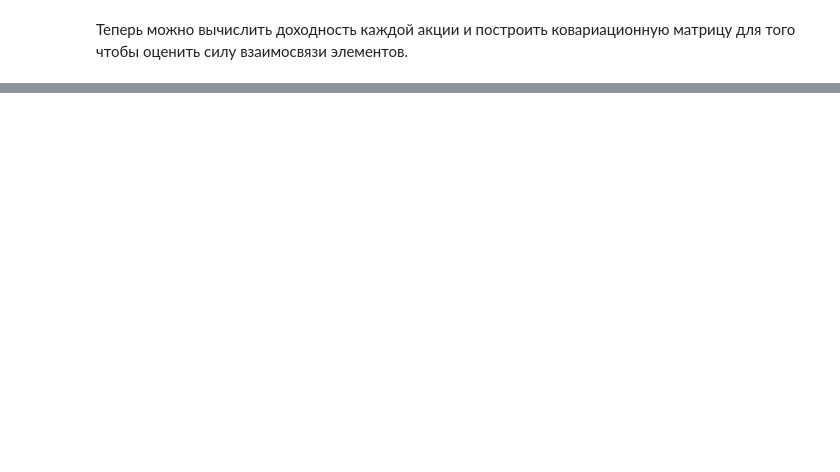
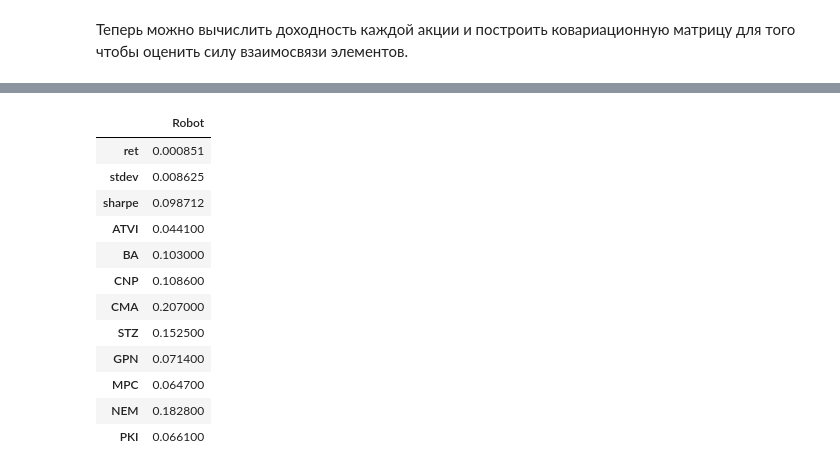
Before and after one commit to Zmey56-ML/My_investing_code, a Jupyter notebook: Portfolio_Optimization.ipynb, the cells around one changed output, grey strips where cells are left out. Saved outputs shown, nothing was run; the diff lists cells and outputs as text; code cells hidden in the pictures; blank space fills up the shorter version.

```diff
--- a/Portfolio_Optimization.ipynb
+++ b/Portfolio_Optimization.ipynb
@@ -86,0 +92,27 @@ dtype: float64
+# %%
+portfolio_return_robot = np.sum(mean_returns * robot)
+portfolio_std_dev_robot = np.sqrt(np.dot(robot.T,np.dot(cov_matrix, robot)))
+sharpo_robot = portfolio_return_robot/portfolio_std_dev_robot
+# %%
+robot_result = np.array([portfolio_return_robot, portfolio_std_dev_robot, sharpo_robot])
+# %%
+robot_result = np.concatenate((robot_result, robot), axis=0)
+# %%
+robot_sim_result = pd.DataFrame(robot_result, columns=['Robot'], index=['ret','stdev','sharpe',ticker[0],ticker[1],ticker[2],ticker[3],
+                                                  ticker[4],ticker[5],ticker[6],ticker[7],ticker[8]])
+# %%
+robot_sim_result
+# %% [output]
+|  | Robot |
+| ret | 0.000851 |
+| stdev | 0.008625 |
+| sharpe | 0.098712 |
+| ATVI | 0.044100 |
+| BA | 0.103000 |
+| CNP | 0.108600 |
+| CMA | 0.207000 |
+| STZ | 0.152500 |
+| GPN | 0.071400 |
+| MPC | 0.064700 |
+| NEM | 0.182800 |
+| PKI | 0.066100 |
```
Also changed, not shown: parts of 17 cells of this notebook.
